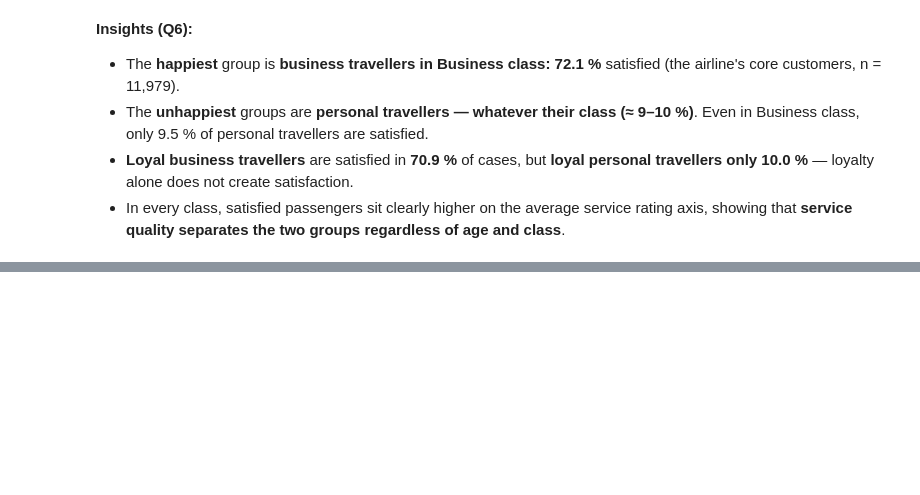
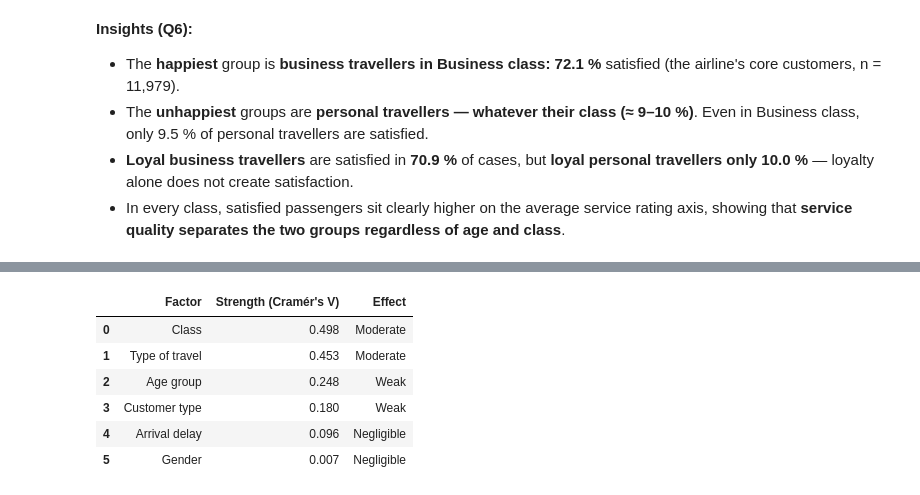
Before and after one commit to hahmed1936/Mid-Project, a Jupyter notebook: Mid-Project-Script.ipynb, the cells around one changed output, grey strips where cells are left out. Drawn from its saved outputs; the diff is of its cells as text; code cells hidden in the pictures; blank space fills up the shorter version.

```diff
--- a/Mid-Project-Script.ipynb
+++ b/Mid-Project-Script.ipynb
@@ -989,0 +1005,17 @@ plt.show()
+# %%
+key_insights = pd.DataFrame({
+    "Factor": ["Class", "Type of travel", "Age group", "Customer type", "Arrival delay", "Gender"],
+    "Strength (Cramér's V)": [chi_square_test(clean_df, c)["cramers_v"] for c in
+                              ["class", "type_of_travel", "age_group", "customer_type", "delay_group", "gender"]],
+})
+key_insights["Effect"] = pd.cut(key_insights["Strength (Cramér's V)"], bins=[0, 0.1, 0.3, 0.5, 1],
+                                labels=["Negligible", "Weak", "Moderate", "Strong"], right=False)
+key_insights
+# %% [output]
+|  | Factor | Strength (Cramér's V) | Effect |
+| 0 | Class | 0.498 | Moderate |
+| 1 | Type of travel | 0.453 | Moderate |
+| 2 | Age group | 0.248 | Weak |
+| 3 | Customer type | 0.180 | Weak |
+| 4 | Arrival delay | 0.096 | Negligible |
+| 5 | Gender | 0.007 | Negligible |
```
Also changed, not shown: parts of 5 cells of this notebook.
